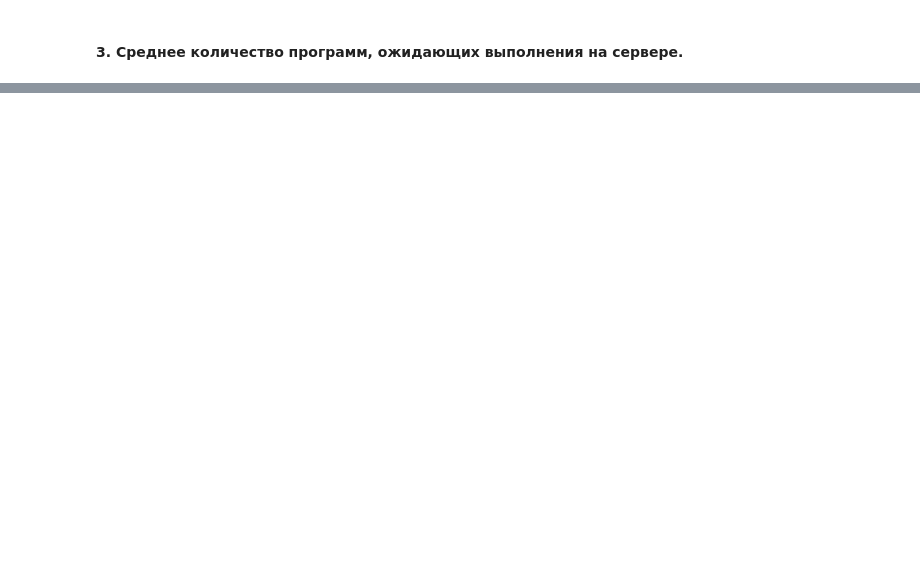
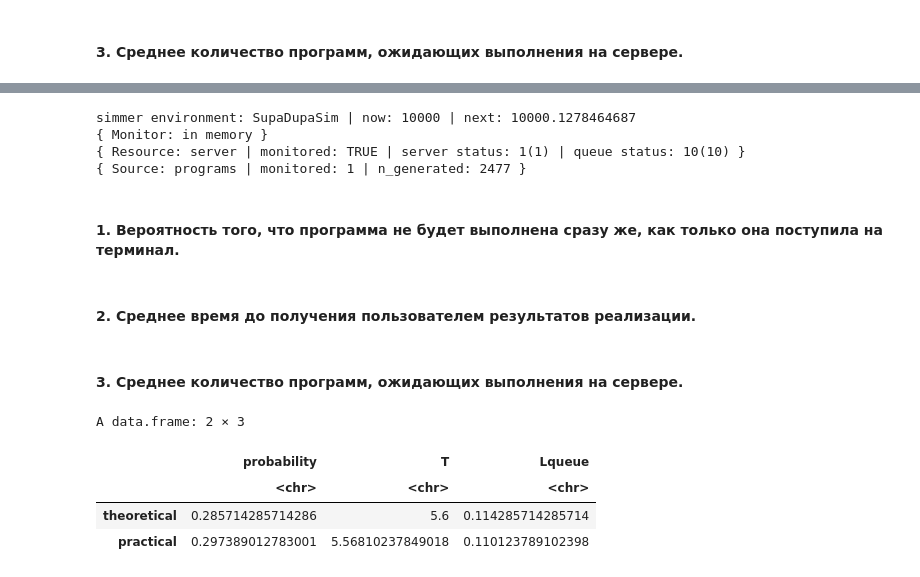
Before and after one commit to DeadlySquad13/t4-2-PerformanceAnalysis__Labs, a Jupyter notebook: Lab4/Lab4.ipynb, the cells around one changed output, grey strips where cells are left out. Drawn from its saved outputs; the diff is of its cells as text; code cells hidden in the pictures; blank space fills up the shorter version.

```diff
--- a/Lab4/Lab4.ipynb
+++ b/Lab4/Lab4.ipynb
@@ -319,0 +375,30 @@ A data.frame: 2 × 3
+# %%
+if (!require("simmer")) {
+    install.packages("simmer")
+}
+library(simmer)
+
+SIMULATION_TIME <- 10000
+
+env <- simmer("SupaDupaSim")
+
+programs <- trajectory() %>%
+    seize("server", 1) %>%
+    timeout(function() rexp(1, 1 / t1)) %>%
+    release("server", 1)
+
+env %>%
+    add_resource("server", capacity = 1, queue_size = k - 1) %>%
+    add_generator(
+        "programs",
+        programs,
+        distribution = function() rexp(1, lambda_k)
+    ) %>%
+    run(until = SIMULATION_TIME)
+# %% [output]
+simmer environment: SupaDupaSim | now: 10000 | next: 10000.1278464687
+{ Monitor: in memory }
+{ Resource: server | monitored: TRUE | server status: 1(1) | queue status: 10(10) }
+{ Source: programs | monitored: 1 | n_generated: 2477 }
+# %% [markdown]
+#### 1. Вероятность того, что программа не будет выполнена сразу же, как только она поступила на терминал.
@@ -319,0 +407,23 @@ A data.frame: 2 × 3
+# %%
+mm1.probability <- mm1.resources %>% with(sum(server == 1) / length(server))
+mm1.results$probability[2] <- mm1.probability
+# %% [markdown]
+#### 2. Среднее время до получения пользователем результатов реализации.
+# %%
+mm1.arrivals <- get_mon_arrivals(env)
+# %%
+mm1.T <- mm1.arrivals %>% subset(finished) %>% with(mean(end_time - start_time))
+mm1.results$T[2] <- T
+# %% [markdown]
+#### 3. Среднее количество программ, ожидающих выполнения на сервере.
+# %%
+mm1.Lqueue <- mm1.resources %>% with(mean(queue))
+mm1.results$Lqueue[2] <- mm1.Lqueue
+# %%
+mm1.results
+# %% [output]
+A data.frame: 2 × 3
+|  | probability | T | Lqueue |
+|  | <chr> | <chr> | <chr> |
+| theoretical | 0.285714285714286 | 5.6 | 0.114285714285714 |
+| practical | 0.297389012783001 | 5.56810237849018 | 0.110123789102398 |
```
Also changed, not shown: parts of 18 cells of this notebook, 1 other file.
